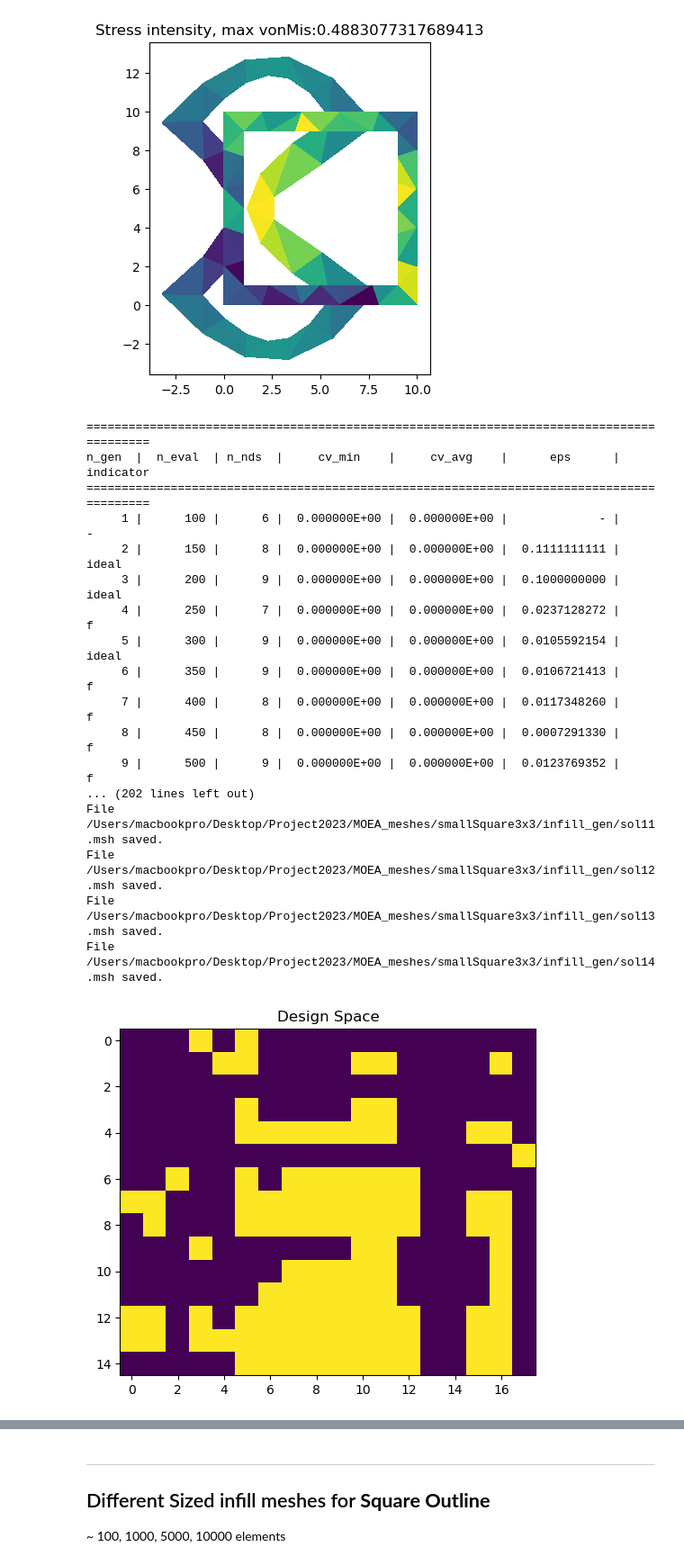
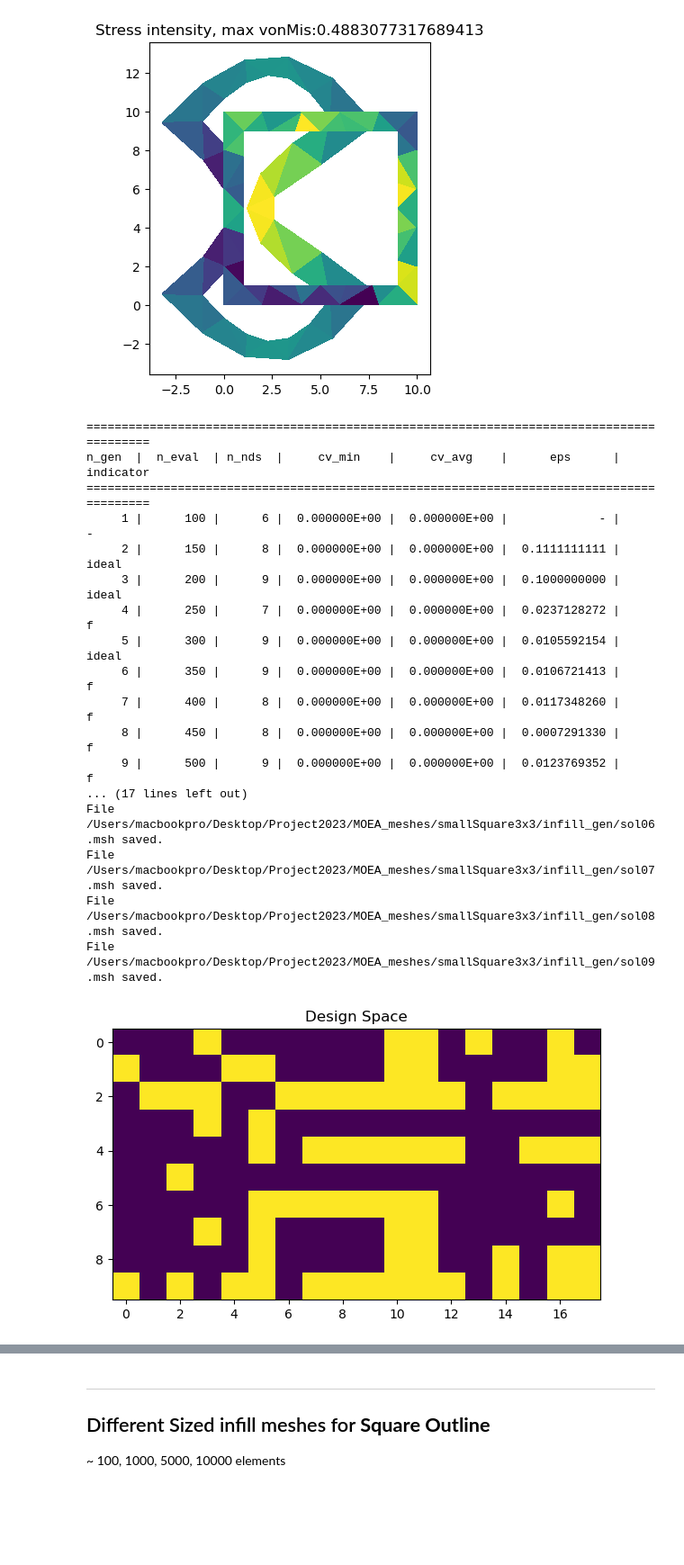
Before and after one commit to grohalex/Project2023, a Jupyter notebook: Pymoo_withFEA.ipynb, the cells around one changed output, grey strips where cells are left out. Shown at 90% size. Cells and saved outputs as stored; diff of their text form; code cells hidden in the pictures; blank space fills up the shorter version.

```diff
--- a/Pymoo_withFEA.ipynb
+++ b/Pymoo_withFEA.ipynb
@@ -402,7 +402,7 @@ algorithm = NSGA2(
 
 
 # define the termination criterion
-termination = get_termination("n_gen", 200)
+termination = get_termination("n_gen", 20)
 
 
 # solve the MOP
@@ -439,39 +439,40 @@ for i, x in enumerate(X):
 with open(out_dir / "sq_solutions.txt", "w+") as file:
     alg = str(type(algorithm))[8:-2]
     header = f"Algorithm:{alg}, pop_size: {algorithm.pop_size},\
-     n_offsp: {algorithm.n_offsprings}, n_gen: {termination.n_max_gen}\n"
+     n_offsp: {algorithm.n_offsprings}, n_gen: {termination.n_max_gen},\
+     t_tot: {res.exec_time : 10.1f}, t_gen: {res.exec_time/termination.n_max_gen : 10.2f}\n"
     file.writelines(header)
     file.writelines(f"{str(list(sol))} \t w: {F[i][0]:10.1f} \t vm: {F[i][1]:10.06f} \n" for i, sol in enumerate(1*X))
 
 # plotting the decision space
 xl, xu = problem.bounds()
 plt.figure(figsize=(7, 5))
 plt.imshow(X)
 plt.title("Design Space")
 plt.show()
 
 
 # plotting the objective space
 plt.figure(figsize=(7, 5))
 plt.scatter(F[:, 0], F[:, 1], s=30, facecolors='none', edgecolors='blue')
 plt.title("Objective Space")
 plt.show()
 # %% [output]
 ==========================================================================================
 n_gen  |  n_eval  | n_nds  |     cv_min    |     cv_avg    |      eps      |   indicator
 ==========================================================================================
      1 |      100 |      6 |  0.000000E+00 |  0.000000E+00 |             - |             -
      2 |      150 |      8 |  0.000000E+00 |  0.000000E+00 |  0.1111111111 |         ideal
      3 |      200 |      9 |  0.000000E+00 |  0.000000E+00 |  0.1000000000 |         ideal
      4 |      250 |      7 |  0.000000E+00 |  0.000000E+00 |  0.0237128272 |             f
      5 |      300 |      9 |  0.000000E+00 |  0.000000E+00 |  0.0105592154 |         ideal
      6 |      350 |      9 |  0.000000E+00 |  0.000000E+00 |  0.0106721413 |             f
      7 |      400 |      8 |  0.000000E+00 |  0.000000E+00 |  0.0117348260 |             f
      8 |      450 |      8 |  0.000000E+00 |  0.000000E+00 |  0.0007291330 |             f
      9 |      500 |      9 |  0.000000E+00 |  0.000000E+00 |  0.0123769352 |             f
-... (202 lines left out)
-File /Users/macbookpro/Desktop/Project2023/MOEA_meshes/smallSquare3x3/infill_gen/sol11.msh saved.
-File /Users/macbookpro/Desktop/Project2023/MOEA_meshes/smallSquare3x3/infill_gen/sol12.msh saved.
-File /Users/macbookpro/Desktop/Project2023/MOEA_meshes/smallSquare3x3/infill_gen/sol13.msh saved.
-File /Users/macbookpro/Desktop/Project2023/MOEA_meshes/smallSquare3x3/infill_gen/sol14.msh saved.
+... (17 lines left out)
+File /Users/macbookpro/Desktop/Project2023/MOEA_meshes/smallSquare3x3/infill_gen/sol06.msh saved.
+File /Users/macbookpro/Desktop/Project2023/MOEA_meshes/smallSquare3x3/infill_gen/sol07.msh saved.
+File /Users/macbookpro/Desktop/Project2023/MOEA_meshes/smallSquare3x3/infill_gen/sol08.msh saved.
+File /Users/macbookpro/Desktop/Project2023/MOEA_meshes/smallSquare3x3/infill_gen/sol09.msh saved.
-[figure, old version]
+[figure, new version]
```
Also changed, not shown: parts of 9 cells of this notebook.
